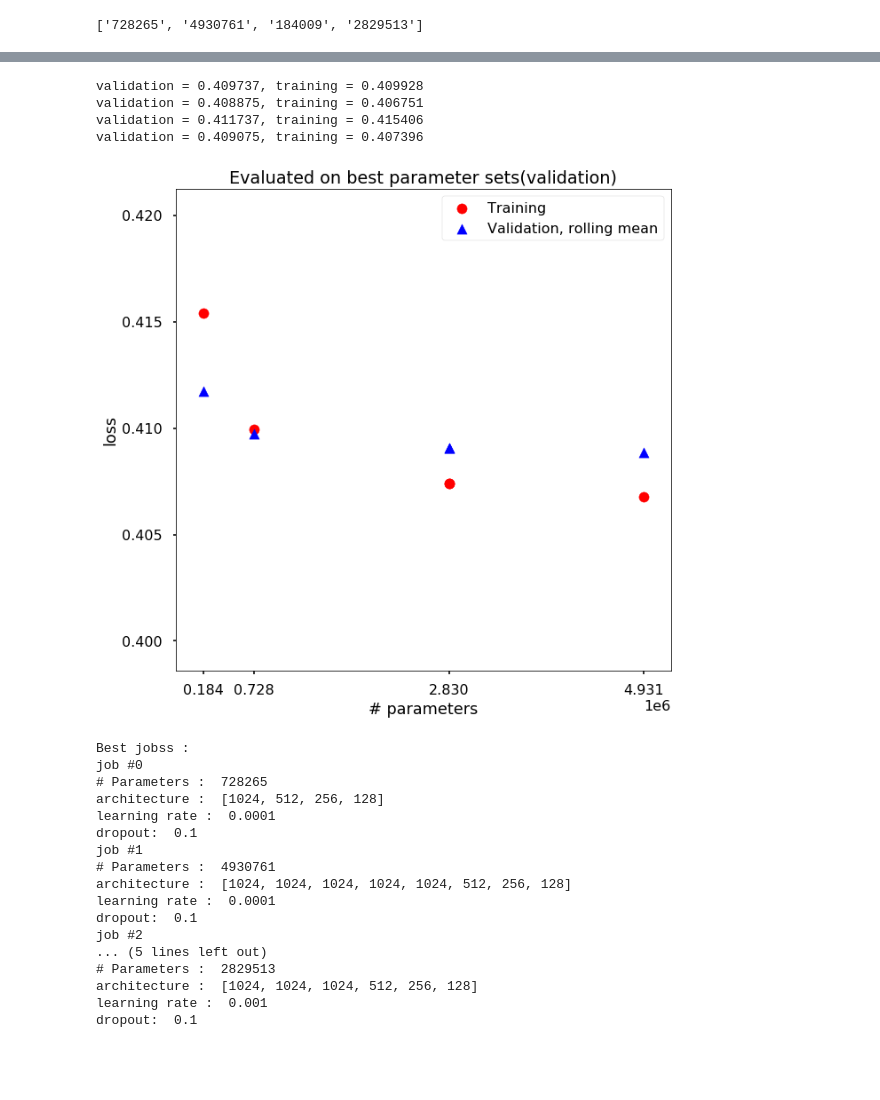
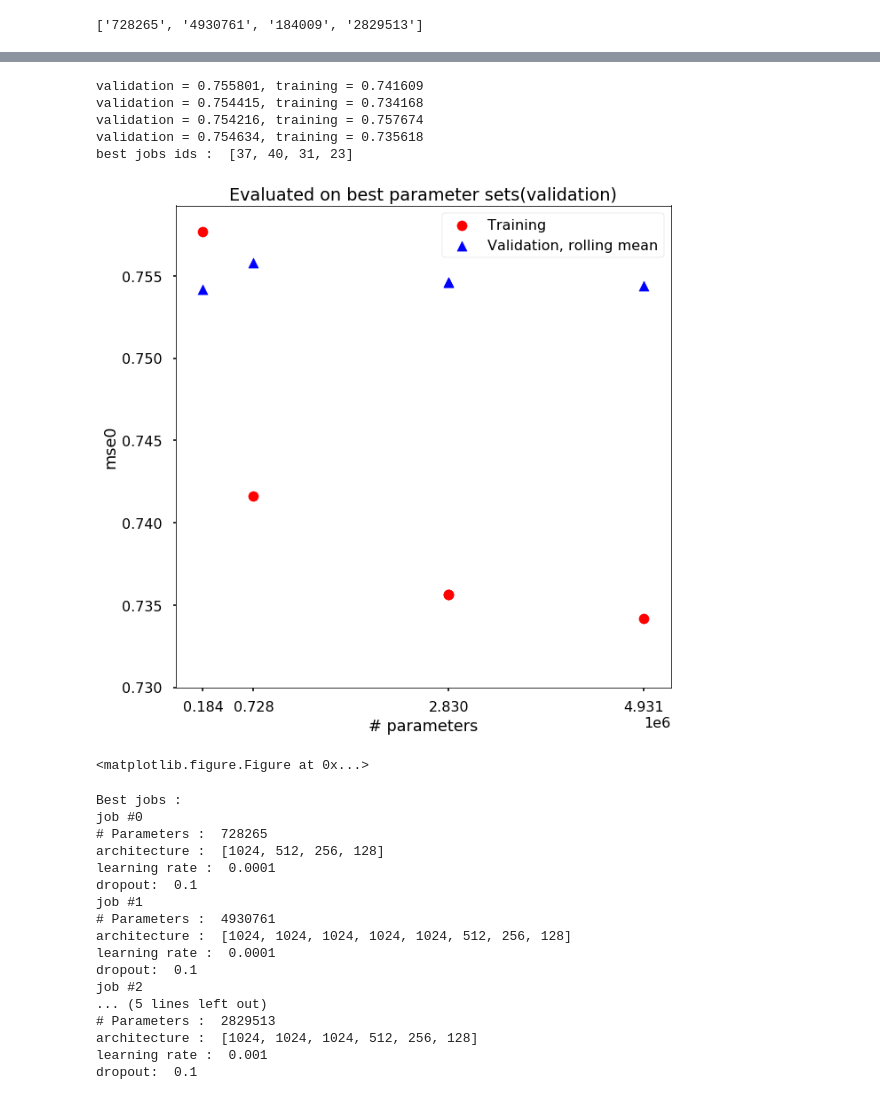
Before and after one commit to michelif/HHbbgg_ETH, a Jupyter notebook: bregression/notebooks/best_nn_score.ipynb, the cells around one changed output, grey strips where cells are left out. Saved outputs shown, nothing was run; the diff lists cells and outputs as text; code cells hidden in the pictures; blank space fills up the shorter version.

```diff
--- a/bregression/notebooks/best_nn_score.ipynb
+++ b/bregression/notebooks/best_nn_score.ipynb
@@ -30,7 +23,7 @@ all_means=[]
 all_stds=[]
 param_dicts=[]
 full_data_frames=[]
-met=input_metrics[0]
+met=input_metrics[2]
 for idx_nn,nn in enumerate(input_trainings):
     j = json.load(open('%s/%s/config.json'%(inp_dir,nn)))
     param_dicts.append(dict(lr=j['model_params']['optimizer_params']['lr'],dropout=j['model_params']['dropout'],architecture=j['model_params']['layers'],loss=j['model_params']['loss'],trainable_params=j['Trainable_params'],jobnum=idx_nn))
@@ -74,3 +65,14 @@ X2d_bins,Y2d_bins=np.meshgrid(bins_x_epochs,bins_y_jobs)
+# %%
+#color maps : RdBu_r,
+import datetime
+now = datetime.datetime.now()
+now = str(now).split(' ')[0]
+plotoutput_dir = '/users/nchernya//HHbbgg_ETH/bregression/plots/NN_optimization/%s/'%(now)
+if not os.path.exists(plotoutput_dir):
+    os.mkdir(plotoutput_dir)
+plotoutput_dir+='/%s/'%(met)
+if not os.path.exists(plotoutput_dir):
+    os.mkdir(plotoutput_dir)
 # %%
 im = plt.pcolormesh(X2d_bins,Y2d_bins,weights, cmap=plt.cm.get_cmap('RdYlBu',20))
 plt.colorbar()
@@ -174,30 +200,38 @@ best jobs ids :  [37, 40, 28, 23]
 # %%
+best_jobids=[]
 for i in range(len(parameters)):
     df_param = best_trainings['trainable_params']==int(parameters[i])
     min_trained = best_trainings[df_param]['val_rolling_mean'].min()
     df_trained = best_trainings['val_rolling_mean']==min_trained
     validation = best_trainings[df_param & df_trained]['trained_mean'].min()
+    best_jobids.append(best_trainings[df_param & df_trained]['jobid'].min())
     plt.scatter(int(parameters[i]),validation,color='r')
     plt.scatter(int(parameters[i]),min_trained,color='b',marker='^')
     print('validation = %f, training = %f'%(min_trained,validation))
+print('best jobs ids : ',best_jobids)
 plt.scatter(int(parameters[i]),validation,color='r',label='Training')
 plt.scatter(int(parameters[i]),min_trained,color='b',marker='^',label='Validation, rolling mean')
 plt.xlabel('# parameters')
 plt.ylabel('%s'%met)
 plt.title('Evaluated on best parameter sets(validation)')
 ax = plt.gca()
 ax.set_xticks([int(parameters[i]) for i in range(len(parameters))]) # choose which x locations to have ticks
 plt.ticklabel_format(style='sci', axis='x', scilimits=(0,0))
 plt.legend()
 plt.show()
+name = plotoutput_dir+'plot_loss_complexity_%s_train_valid'%met
+plt.savefig(name+'.pdf')
+plt.savefig(name+'.png')
 # %% [output]
-validation = 0.409737, training = 0.409928
-validation = 0.408875, training = 0.406751
-validation = 0.411737, training = 0.415406
-validation = 0.409075, training = 0.407396
+validation = 0.755801, training = 0.741609
+validation = 0.754415, training = 0.734168
+validation = 0.754216, training = 0.757674
+validation = 0.754634, training = 0.735618
+best jobs ids :  [37, 40, 31, 23]
-[figure, old version]
+[figure, new version]
+<matplotlib.figure.Figure at 0x...>
 # %%
-print("Best jobss : ")
+print("Best jobs : ")
 for i in range(len(best_jobids)):
     print('job #%i'%i)
     print('# Parameters : ',full_data_frames[best_jobids[i]].get_value(num_epochs-1,'trainable_params'))
@@ -205,7 +239,7 @@ for i in range(len(best_jobids)):
     print('learning rate : ',full_data_frames[best_jobids[i]].get_value(num_epochs-1,'learning_rate'))
     print('dropout: ',full_data_frames[best_jobids[i]].get_value(num_epochs-1,'dropout'))
 # %% [output]
-Best jobss :
+Best jobs :
 job #0
 # Parameters :  728265
 architecture :  [1024, 512, 256, 128]
```
Also changed, not shown: parts of 9 cells of this notebook.
